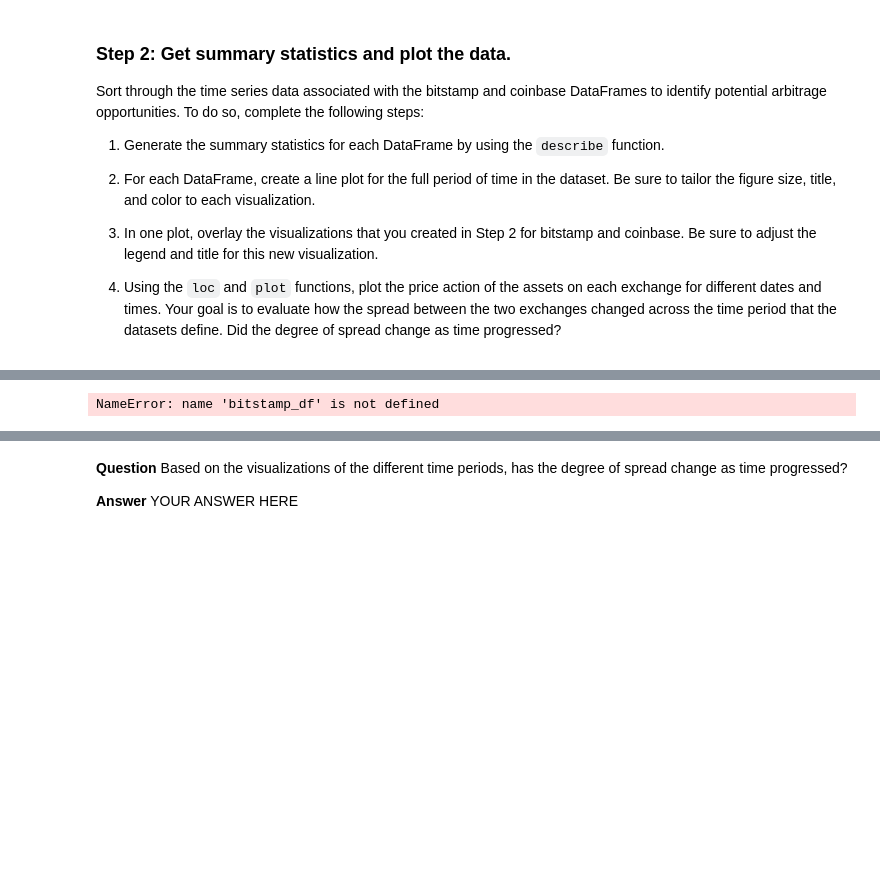
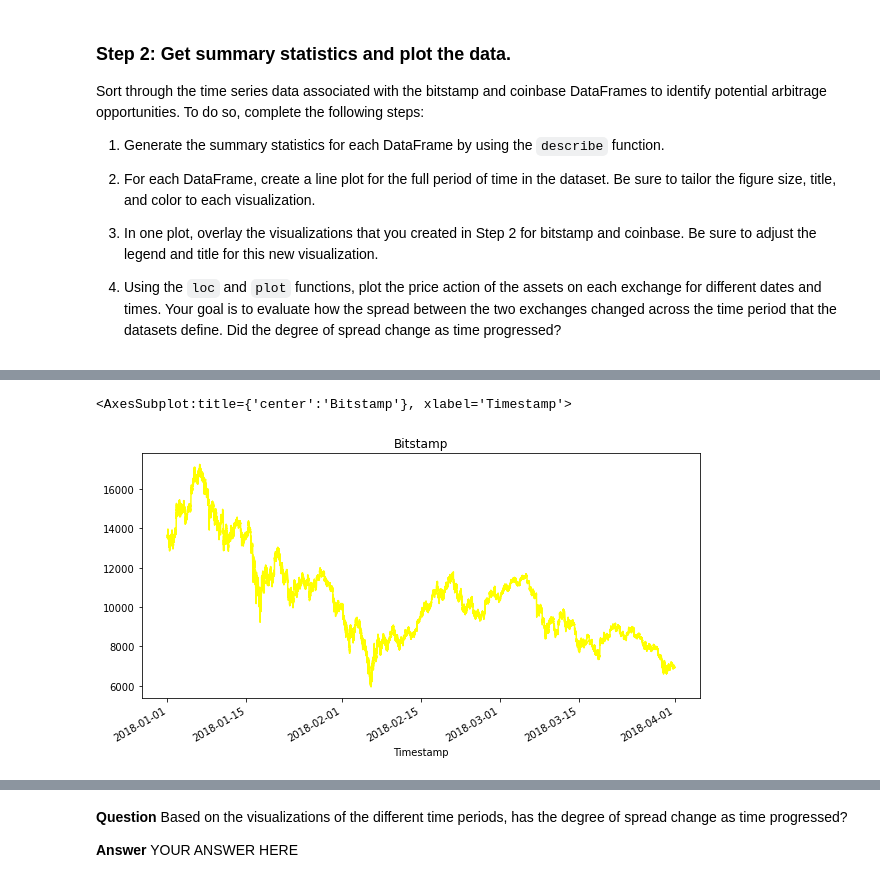
Before and after one commit to seanpatel19/Challenge-3-, a Jupyter notebook: crypto_arbitrage.ipynb, the cells around one changed output, grey strips where cells are left out. Saved outputs shown, nothing was run; the diff lists cells and outputs as text; code cells hidden in the pictures; blank space fills up the shorter version.

Commit message:
Changed some of the syntax to work better and with less lines of code

```diff
--- a/crypto_arbitrage.ipynb
+++ b/crypto_arbitrage.ipynb
@@ -108,5 +109,6 @@ bitstamp_df = bitstamp_df.dropna
 # %%
 # Use the str.replace function to remove the dollar sign, $
 # YOUR CODE HERE
-bitstamp_df.loc[:,"Weighted Price"] = bitstamp_df.loc[:,"Weighted Price"].str.replace("$","")
+bitstamp_df["Close"] = bitstamp_df["Close"].str.replace("$","")
+bitstamp_df.head()
 # %% [output]
@@ -116,4 +135,4 @@ AttributeError: 'function' object has no attribute 'loc'
 # %%
 # Convert the Close data type to a float
 # YOUR CODE HERE
-bitstamp_df.loc[:,"Close"] = bitstamp_df.loc[:,"Close"].astype("float")
+bitstamp_df["Close"] = bitstamp_df["Close"].astype("float")
@@ -124,7 +141,6 @@ AttributeError: 'function' object has no attribute 'loc'
 # %%
 # Review the data for duplicate values, and drop them if necessary
 # YOUR CODE HERE
-bitstamp_df = bitstamp_df.duplicated()
 bitstamp_df = bitstamp_df.drop_duplicates()
 bitstamp_df
 # %% [output]
@@ -164,8 +192,8 @@ Select the data you want to analyze. Use `loc` or `iloc` to select the following
 * Close
 # %%
 # Use loc or iloc to select `Timestamp (the index)` and `Close` from bitstamp DataFrame
-bitstamp_sliced = bitstamp_df.loc("Timestamp","Close")
+bitstamp_sliced = bitstamp_df.iloc[:,3]
 
 # Review the first five rows of the DataFrame
 # YOUR CODE HERE
-bitstamp_sliced.head(5)
+bitstamp_sliced.head()
@@ -197,10 +271,11 @@ coinbase_df.describe
 # %%
 # Create a line plot for the bitstamp DataFrame for the full length of time in the dataset
 # Be sure that the figure size, title, and color are tailored to each visualization
 # YOUR CODE HERE
-bitstamp_df.plot(figsize=(10, 5), title="Bitstamp", color="yellow")
+bitstamp_sliced.plot(figsize=(10, 5), title="Bitstamp", color="yellow",kind="line")
 # %% [output]
-NameError: name 'bitstamp_df' is not defined
+<AxesSubplot:title={'center':'Bitstamp'}, xlabel='Timestamp'>
+[figure, added]
 # %%
 # Create a line plot for the coinbase DataFrame for the full length of time in the dataset
 # Be sure that the figure size, title, and color are tailored to each visualization
```
Also changed, not shown: parts of 15 cells of this notebook.
